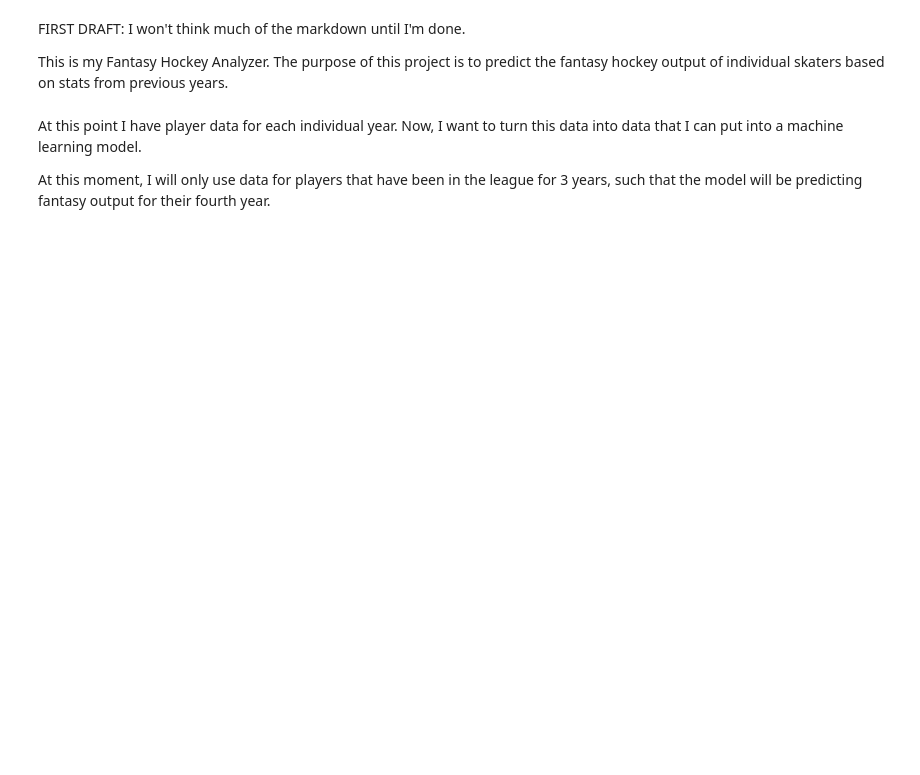
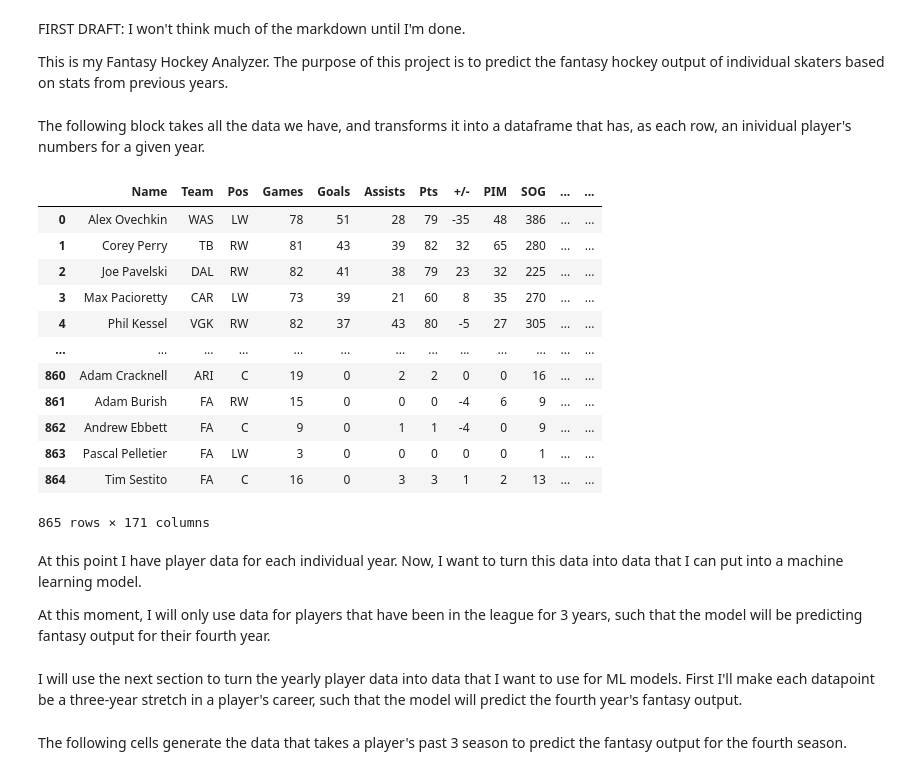
Before and after one commit to chrisberry888/FantasyHockeyAnalyzer, a Jupyter notebook: Fantasy Hockey Analyzer Notebook.ipynb, the cells around one changed output. Cells and saved outputs as stored; diff of their text form; code cells hidden in the pictures; blank space fills up the shorter version.

```diff
--- a/Fantasy Hockey Analyzer Notebook.ipynb
+++ b/Fantasy Hockey Analyzer Notebook.ipynb
@@ -21,6 +21,8 @@ rw_labels = ["name", "Team", "Pos", "Games", "Goals", "Assists", "Pts", "+/-", "
 
 #This is the breakdown of how many fantasy points a player gets for each category
 points_dict = {"Goals":5, "Assists":3, "+/-":1.5, "PIM":-0.25, "PP_Goals":4, "PP_Assists":2, "SH_Goals":6, "SH_Assists":4, "Faceoffs_Won":0.25, "Faceoffs_Lost":-0.15, "Hits":0.5, "Blocked_Shots":0.75 }
+# %% [markdown]
+The following block takes all the data we have, and transforms it into a dataframe that has, as each row, an inividual player's numbers for a given year.
 # %%
 #I have data from the 2010-2011 season through the 2021-2022 season.
 #By the end of this block, there will be 12 seasons-worth of data in the "data" variable
@@ -61,10 +63,30 @@ for i in range(2010, 2022):
 
     #Adds new_data to the "data" array
     yearly_player_data.append(new_data)
+# %%
+yearly_player_data[3]
+# %% [output]
+|  | Name | Team | Pos | Games | Goals | Assists | Pts | +/- | PIM | SOG | ... | ... |
+| 0 | Alex Ovechkin | WAS | LW | 78 | 51 | 28 | 79 | -35 | 48 | 386 | ... | ... |
+| 1 | Corey Perry | TB | RW | 81 | 43 | 39 | 82 | 32 | 65 | 280 | ... | ... |
+| 2 | Joe Pavelski | DAL | RW | 82 | 41 | 38 | 79 | 23 | 32 | 225 | ... | ... |
+| 3 | Max Pacioretty | CAR | LW | 73 | 39 | 21 | 60 | 8 | 35 | 270 | ... | ... |
+| 4 | Phil Kessel | VGK | RW | 82 | 37 | 43 | 80 | -5 | 27 | 305 | ... | ... |
+| ... | ... | ... | ... | ... | ... | ... | ... | ... | ... | ... | ... | ... |
+| 860 | Adam Cracknell | ARI | C | 19 | 0 | 2 | 2 | 0 | 0 | 16 | ... | ... |
+| 861 | Adam Burish | FA | RW | 15 | 0 | 0 | 0 | -4 | 6 | 9 | ... | ... |
+| 862 | Andrew Ebbett | FA | C | 9 | 0 | 1 | 1 | -4 | 0 | 9 | ... | ... |
+| 863 | Pascal Pelletier | FA | LW | 3 | 0 | 0 | 0 | 0 | 0 | 1 | ... | ... |
+| 864 | Tim Sestito | FA | C | 16 | 0 | 3 | 3 | 1 | 2 | 13 | ... | ... |
+865 rows × 171 columns
 # %% [markdown]
 At this point I have player data for each individual year. Now, I want to turn this data into data that I can put into a machine learning model.
 
 At this moment, I will only use data for players that have been in the league for 3 years, such that the model will be predicting fantasy output for their fourth year.
+# %% [markdown]
+I will use the next section to turn the yearly player data into data that I want to use for ML models. First I'll make each datapoint be a three-year stretch in a player's career, such that the model will predict the fourth year's fantasy output.
+# %% [markdown]
+The following cells generate the data that takes a player's past 3 season to predict the fantasy output for the fourth season.
 # %%
 def combine_dataframes(df1, df2, df3, df4):
     df1 = df1.add_prefix('1_')
```
Also changed, not shown: parts of 25 cells of this notebook.
